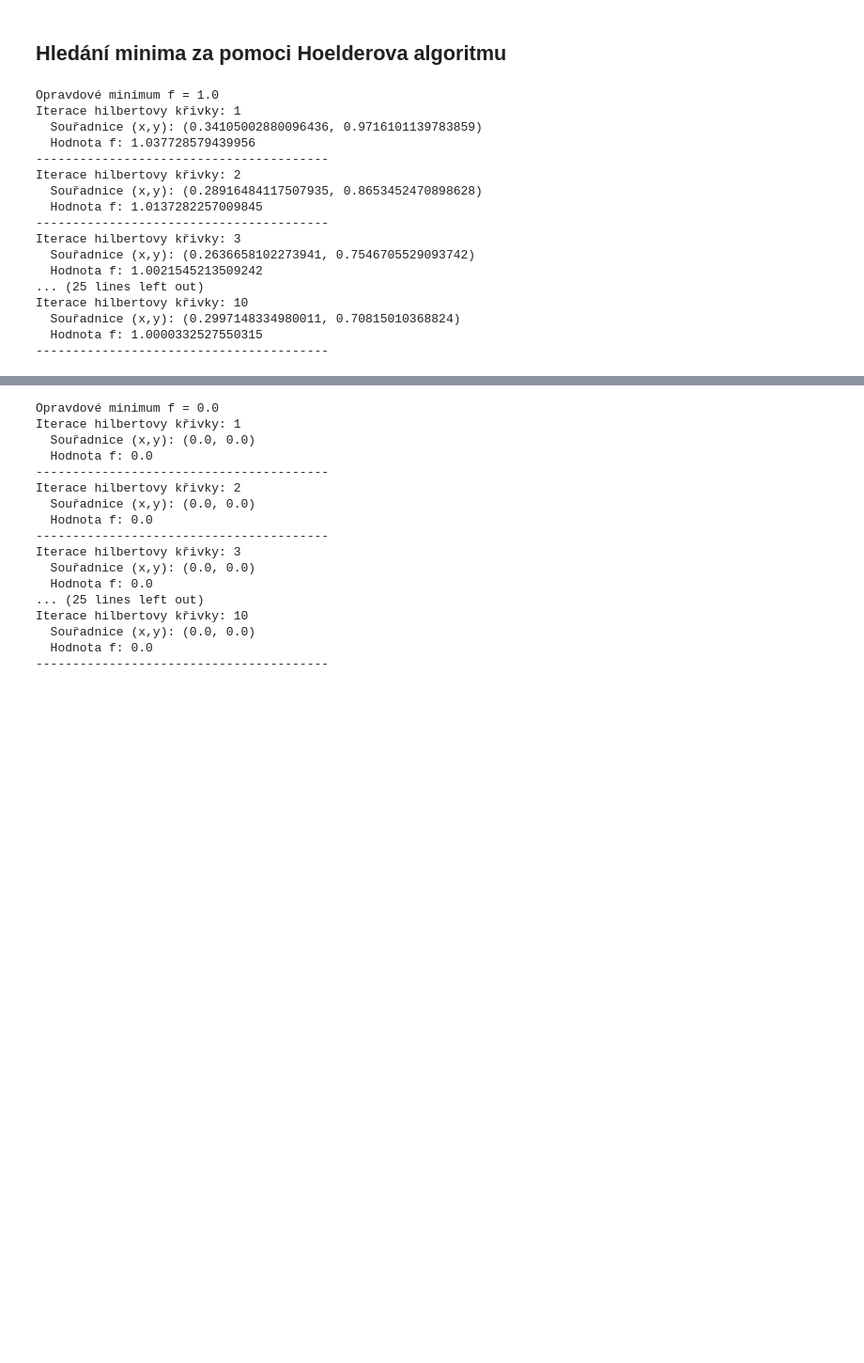
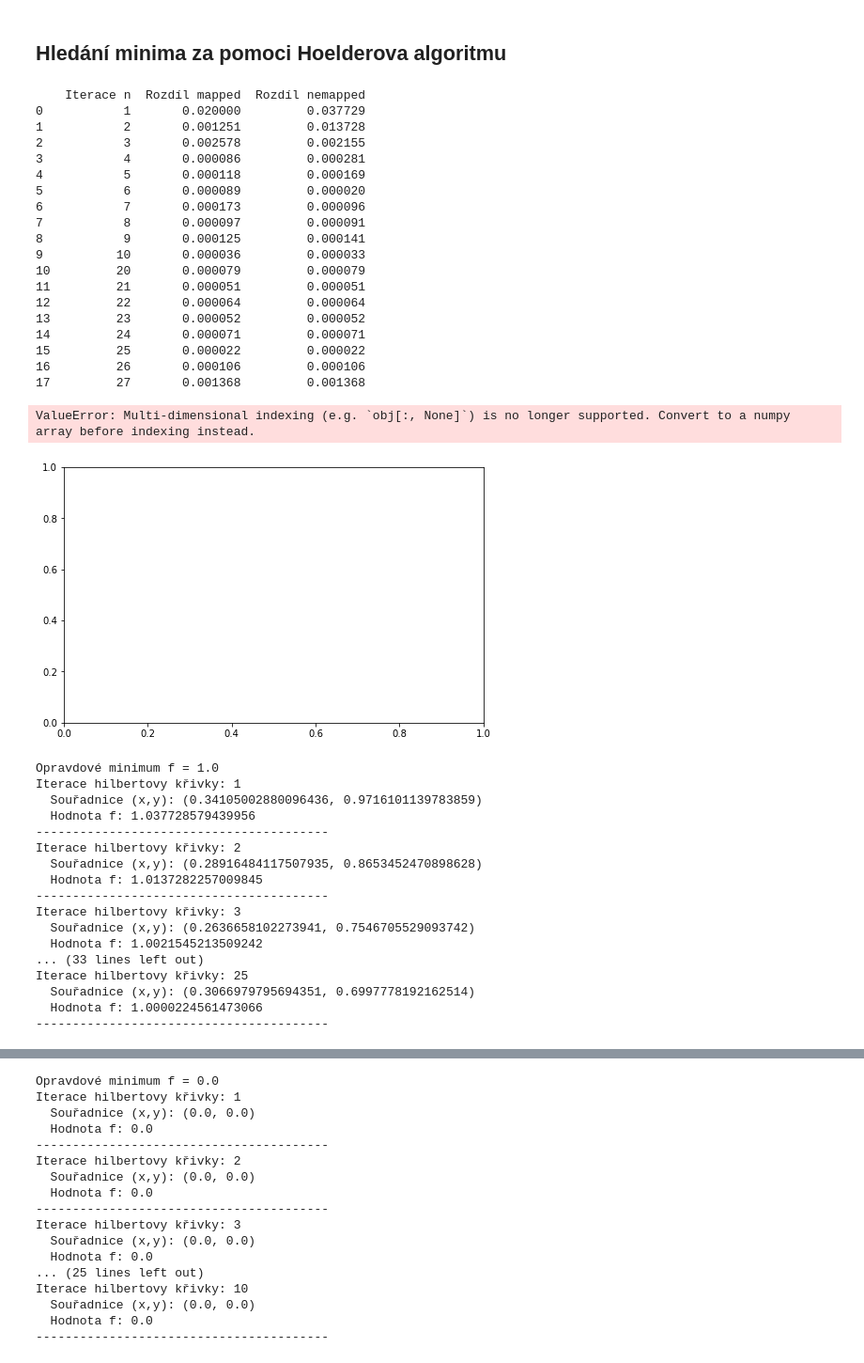
Before and after one commit to NIE0087/BP---prostor-vyplnujici-krivky, a Jupyter notebook: example.ipynb, the cells around one changed output, grey strips where cells are left out. Shown at 94% size. Saved outputs shown, nothing was run; the diff lists cells and outputs as text; code cells hidden in the pictures; blank space fills up the shorter version.

```diff
--- a/example.ipynb
+++ b/example.ipynb
@@ -82,6 +103,38 @@ precision=  7  =>  t = 0.552428,  h(t) = (0.5938, 0.6318),  f = 1.045468
 precision=  8  =>  t = 0.552169,  h(t) = (0.6104, 0.6279),  f = 1.050756
 # %% [markdown]
 ## Hledání minima za pomoci Hoelderova algoritmu
+# %%
+h2d = Hilbert2D(50)
+
+H = 2 * 1.4142 * 5**(1/2)
+r = 1.1
+eps = 1e-5
+N_vals = [1,2,3,4,5,6,7,8,9,10,20,21,22,23,24,25,26,27]
+max_iter = 100
+
+df = h2d.compare_algorithms(H, r, eps, max_iter, N_vals, 0, 1, 0, 1, 0, 1.0)
+# %% [output]
+    Iterace n  Rozdíl mapped  Rozdíl nemapped
+0           1       0.020000         0.037729
+1           2       0.001251         0.013728
+2           3       0.002578         0.002155
+3           4       0.000086         0.000281
+4           5       0.000118         0.000169
+5           6       0.000089         0.000020
+6           7       0.000173         0.000096
+7           8       0.000097         0.000091
+8           9       0.000125         0.000141
+9          10       0.000036         0.000033
+10         20       0.000079         0.000079
+11         21       0.000051         0.000051
+12         22       0.000064         0.000064
+13         23       0.000052         0.000052
+14         24       0.000071         0.000071
+15         25       0.000022         0.000022
+16         26       0.000106         0.000106
+17         27       0.001368         0.001368
+ValueError: Multi-dimensional indexing (e.g. `obj[:, None]`) is no longer supported. Convert to a numpy array before indexing instead.
+[figure, added]
 # %%
 h2d = Hilbert2D(50)
 
@@ -89,7 +142,7 @@ h2d = Hilbert2D(50)
 H = 2 * 1.4142 * 5**(1/2)   # Lipschitz/Hölder odhad
 r = 1.1
 eps = 1e-5
-N = [1,2,3,4,5,6,7,8,9,10]
+N = [1,2,3,4,5,6,7,8,9,10,20,25]
 max_iter = 100
 print("Opravdové minimum f = 1.0")
 for n in N:
@@ -111,8 +164,8 @@ Iterace hilbertovy křivky: 2
 Iterace hilbertovy křivky: 3
   Souřadnice (x,y): (0.2636658102273941, 0.7546705529093742)
   Hodnota f: 1.0021545213509242
-... (25 lines left out)
-Iterace hilbertovy křivky: 10
-  Souřadnice (x,y): (0.2997148334980011, 0.70815010368824)
-  Hodnota f: 1.0000332527550315
+... (33 lines left out)
+Iterace hilbertovy křivky: 25
+  Souřadnice (x,y): (0.3066979795694351, 0.6997778192162514)
+  Hodnota f: 1.0000224561473066
 ----------------------------------------
```
Also changed, not shown: parts of 9 cells of this notebook, 2 other files.
